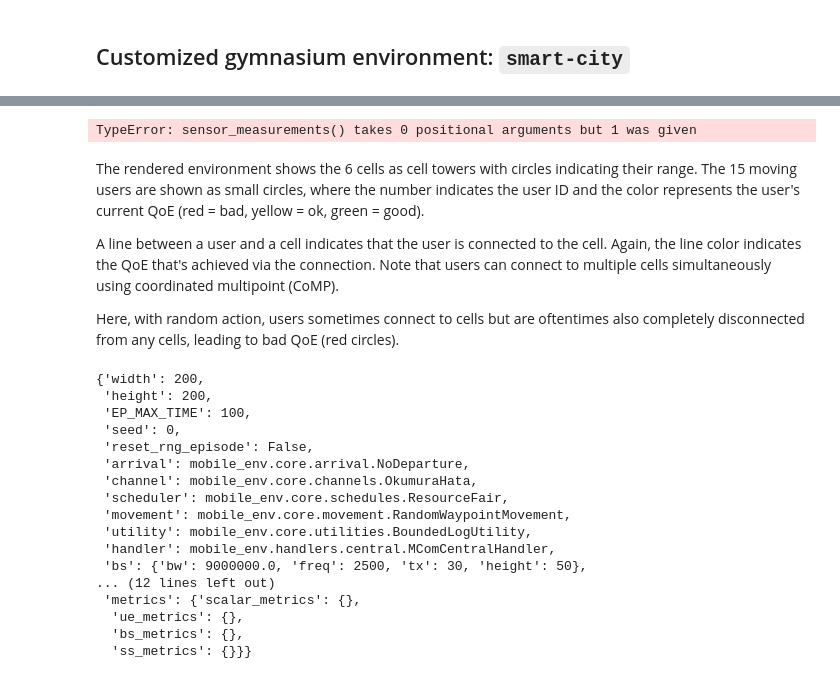
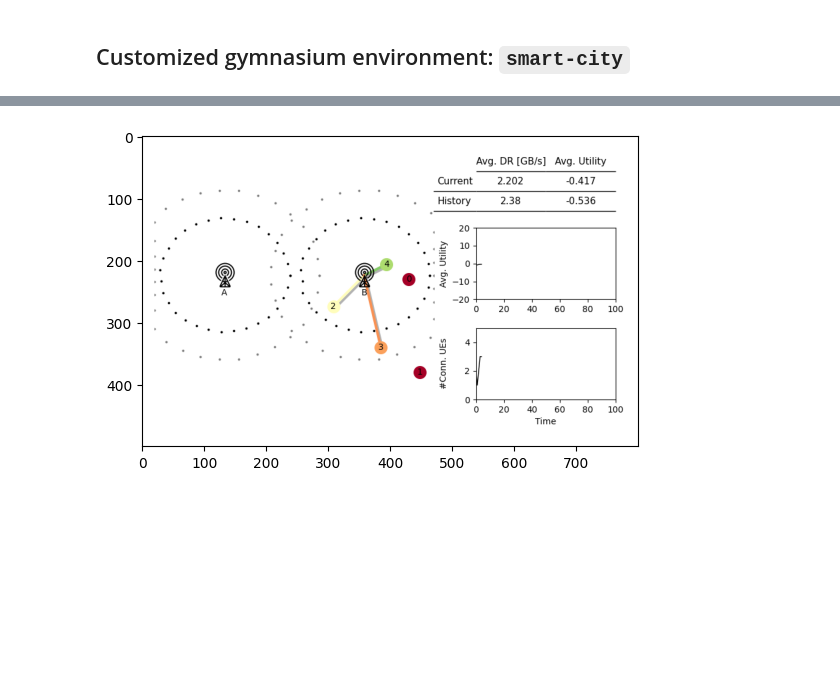
Before and after one commit to stefanbschneider/mobile-env, a Jupyter notebook: examples/smart_city.ipynb, the cells around one changed output, grey strips where cells are left out. Saved outputs shown, nothing was run; the diff lists cells and outputs as text; code cells hidden in the pictures; blank space fills up the shorter version.

```diff
--- a/examples/smart_city.ipynb
+++ b/examples/smart_city.ipynb
@@ -41,47 +19,17 @@ Smart city environment with 10 users, 25 sensors and 6 cells.
 # %%
 from IPython import display
 
 # run the simulation for 10 time steps
 done = False
 obs, info = env.reset()
-for _ in range(10):
+for _ in range(5):
     # here, use random dummy actions by sampling from the action space
     dummy_action = env.action_space.sample()
     obs, reward, terminated, truncated, info = env.step(dummy_action)
 
     # render the environment
     plt.imshow(env.render())
     display.display(plt.gcf())
     display.clear_output(wait=True)
 # %% [output]
-TypeError: sensor_measurements() takes 0 positional arguments but 1 was given
+[figure, added]
-# %% [markdown]
-The rendered environment shows the 6 cells as cell towers with circles indicating their range.
-The 15 moving users are shown as small circles, where the number indicates the user ID and
-the color represents the user's current QoE (red = bad, yellow = ok, green = good).
-
-A line between a user and a cell indicates that the user is connected to the cell.
-Again, the line color indicates the QoE that's achieved via the connection.
-Note that users can connect to multiple cells simultaneously using coordinated multipoint (CoMP).
-
-Here, with random action, users sometimes connect to cells but are oftentimes also completely disconnected from any cells, leading to bad QoE (red circles).
-# %%
-MComSmartCity.default_config()
-# %% [output]
-{'width': 200,
- 'height': 200,
- 'EP_MAX_TIME': 100,
- 'seed': 0,
- 'reset_rng_episode': False,
- 'arrival': mobile_env.core.arrival.NoDeparture,
- 'channel': mobile_env.core.channels.OkumuraHata,
- 'scheduler': mobile_env.core.schedules.ResourceFair,
- 'movement': mobile_env.core.movement.RandomWaypointMovement,
- 'utility': mobile_env.core.utilities.BoundedLogUtility,
- 'handler': mobile_env.handlers.central.MComCentralHandler,
- 'bs': {'bw': 9000000.0, 'freq': 2500, 'tx': 30, 'height': 50},
-... (12 lines left out)
- 'metrics': {'scalar_metrics': {},
-  'ue_metrics': {},
-  'bs_metrics': {},
-  'ss_metrics': {}}}
```
Also changed, not shown: parts of 3 cells of this notebook, 4 other files.
